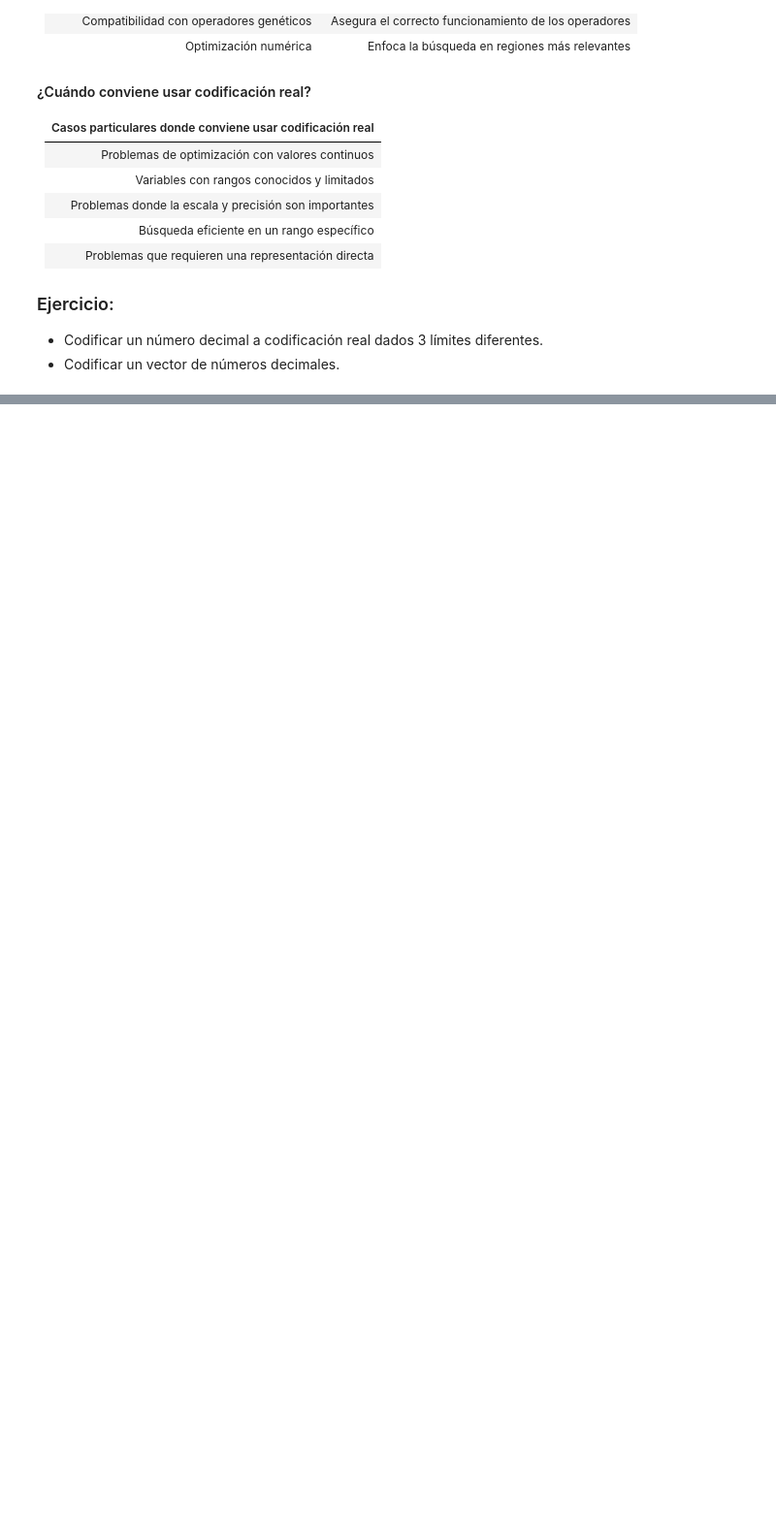
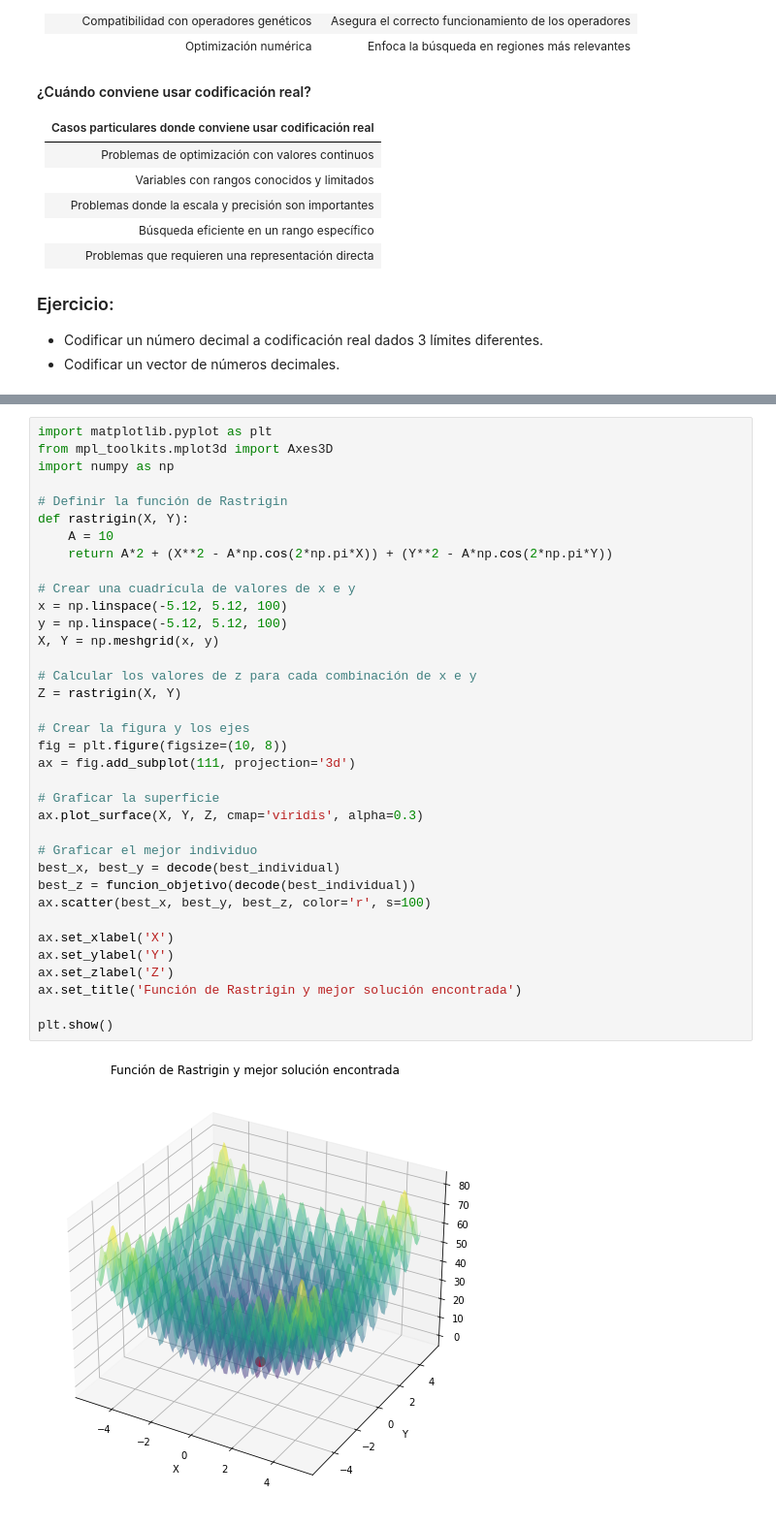
Before and after one commit to igomezv/ComputoEvolutivo, a Jupyter notebook: 6_3_CodificacionReal.ipynb, the cells around one changed output, grey strips where cells are left out. Shown at 97% size. Drawn from its saved outputs; the diff is of its cells as text; blank space fills up the shorter version.

```diff
--- a/6_3_CodificacionReal.ipynb
+++ b/6_3_CodificacionReal.ipynb
@@ -233,0 +346,38 @@ plt.show()
+# %%
+import matplotlib.pyplot as plt
+from mpl_toolkits.mplot3d import Axes3D
+import numpy as np
+
+# Definir la función de Rastrigin
+def rastrigin(X, Y):
+    A = 10
+    return A*2 + (X**2 - A*np.cos(2*np.pi*X)) + (Y**2 - A*np.cos(2*np.pi*Y))
+
+# Crear una cuadrícula de valores de x e y
+x = np.linspace(-5.12, 5.12, 100)
+y = np.linspace(-5.12, 5.12, 100)
+X, Y = np.meshgrid(x, y)
+
+# Calcular los valores de z para cada combinación de x e y
+Z = rastrigin(X, Y)
+
+# Crear la figura y los ejes
+fig = plt.figure(figsize=(10, 8))
+ax = fig.add_subplot(111, projection='3d')
+
+# Graficar la superficie
+ax.plot_surface(X, Y, Z, cmap='viridis', alpha=0.3)
+
+# Graficar el mejor individuo
+best_x, best_y = decode(best_individual)
+best_z = funcion_objetivo(decode(best_individual))
+ax.scatter(best_x, best_y, best_z, color='r', s=100)
+
+ax.set_xlabel('X')
+ax.set_ylabel('Y')
+ax.set_zlabel('Z')
+ax.set_title('Función de Rastrigin y mejor solución encontrada')
+
+plt.show()
+# %% [output]
+[figure, added]
```
Also changed, not shown: parts of 14 cells of this notebook.
